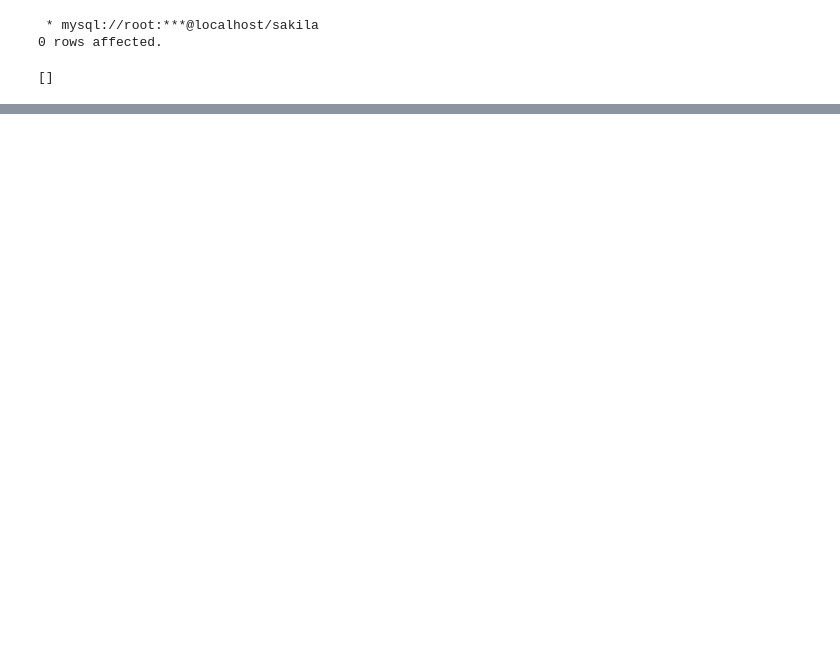
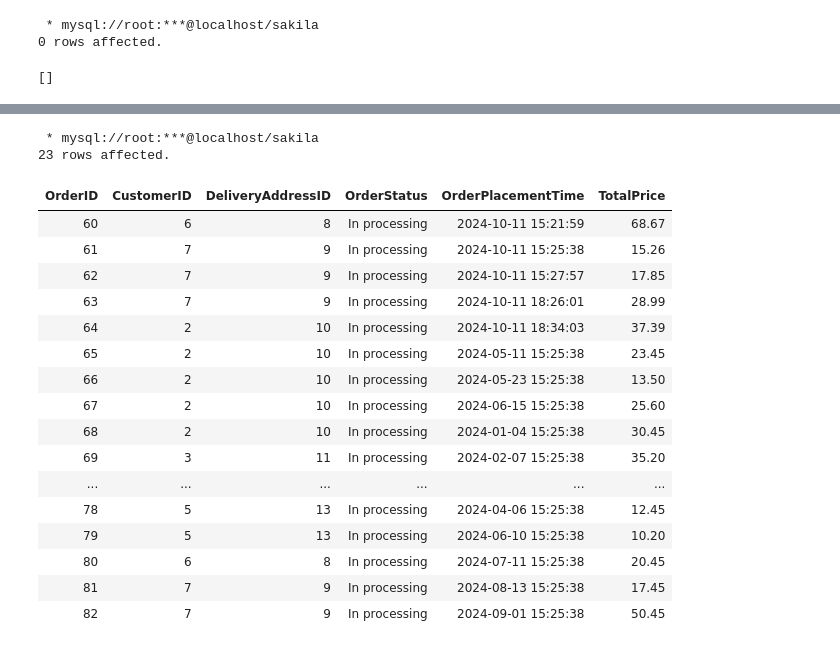
Before and after one commit to LiliBodnar/Pizza_project, a Jupyter notebook: PizzaDatabase.ipynb, the cells around one changed output, grey strips where cells are left out. Saved outputs shown, nothing was run; the diff lists cells and outputs as text; code cells hidden in the pictures; blank space fills up the shorter version.

```diff
--- a/PizzaDatabase.ipynb
+++ b/PizzaDatabase.ipynb
@@ -379,0 +65,24 @@ INSERT INTO DeliveryPersonArea (DeliveryPersonID, AreaID) VALUES
+# %%
+%%sql
+
+SELECT * FROM `Order`
+# %% [output]
+ * mysql://root:***@localhost/sakila
+23 rows affected.
+| OrderID | CustomerID | DeliveryAddressID | OrderStatus | OrderPlacementTime | TotalPrice |
+| 60 | 6 | 8 | In processing | 2024-10-11 15:21:59 | 68.67 |
+| 61 | 7 | 9 | In processing | 2024-10-11 15:25:38 | 15.26 |
+| 62 | 7 | 9 | In processing | 2024-10-11 15:27:57 | 17.85 |
+| 63 | 7 | 9 | In processing | 2024-10-11 18:26:01 | 28.99 |
+| 64 | 2 | 10 | In processing | 2024-10-11 18:34:03 | 37.39 |
+| 65 | 2 | 10 | In processing | 2024-05-11 15:25:38 | 23.45 |
+| 66 | 2 | 10 | In processing | 2024-05-23 15:25:38 | 13.50 |
+| 67 | 2 | 10 | In processing | 2024-06-15 15:25:38 | 25.60 |
+| 68 | 2 | 10 | In processing | 2024-01-04 15:25:38 | 30.45 |
+| 69 | 3 | 11 | In processing | 2024-02-07 15:25:38 | 35.20 |
+| ... | ... | ... | ... | ... | ... |
+| 78 | 5 | 13 | In processing | 2024-04-06 15:25:38 | 12.45 |
+| 79 | 5 | 13 | In processing | 2024-06-10 15:25:38 | 10.20 |
+| 80 | 6 | 8 | In processing | 2024-07-11 15:25:38 | 20.45 |
+| 81 | 7 | 9 | In processing | 2024-08-13 15:25:38 | 17.45 |
+| 82 | 7 | 9 | In processing | 2024-09-01 15:25:38 | 50.45 |
```
Also changed, not shown: parts of 35 cells of this notebook, 1 other file.
